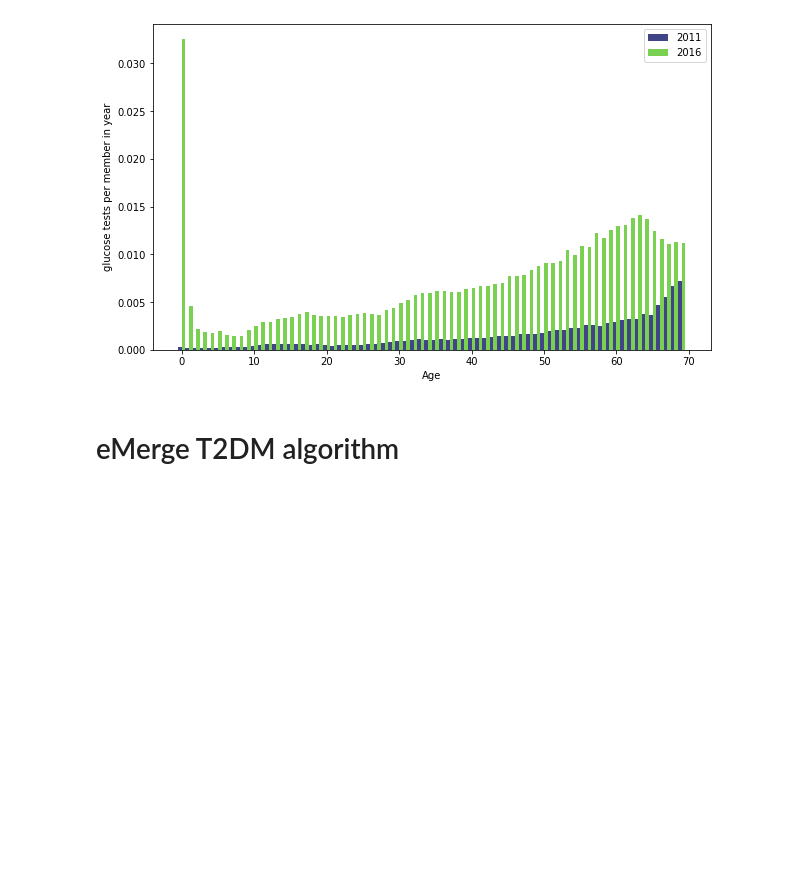
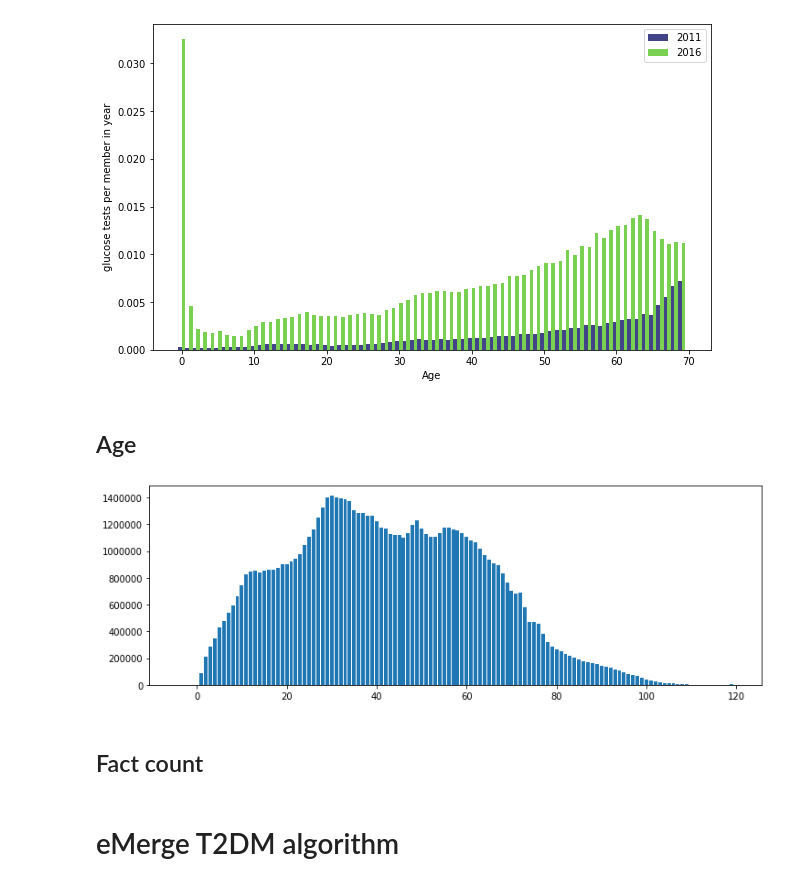
Before and after one commit to brettbj/association-robustness, a Jupyter notebook: Exploration.ipynb, the cells around one changed output. Cells and saved outputs as stored; diff of their text form; code cells hidden in the pictures; blank space fills up the shorter version.

Commit message:
Plot histogram for age

```diff
--- a/Exploration.ipynb
+++ b/Exploration.ipynb
@@ -109,3 +109,30 @@ ax.legend(handles=[old_bars, new_bars], labels=[y_old, y_new])
 # %% [output]
 <matplotlib.legend.Legend at 0x...>
 [figure]
+# %% [markdown]
+## Age
+# %%
+def age_histogram(group_table=None, cxn=cxn, ax=None, **plot_params):
+    if group_table is None:
+        query = ("select 119 - BirthYearMinus1900 as age, count(*) as ageCount"
+                " from Member"
+                " group by BirthYearMinus1900")
+    else:
+        query = ("select 119 - BirthYearMinus1900 as age, count(*) as ageCount"
+                " from Member as t1"
+                " inner join %s as t2"
+                " on t1.MemberNum=t2.MemberNum"
+                " group by BirthYearMinus1900"
+                % group_table)
+
+    results = pd.read_sql(query, cxn)
+    if not ax: ax = plt.subplot(111)
+    ax.bar(x=results.age.values, height=results.ageCount, **plot_params)
+    return results
+# %%
+plt.figure(figsize=(12, 4))
+ages = age_histogram()
+# %% [output]
+[figure, added]
+# %% [markdown]
+## Fact count
```
Also changed, not shown: parts of 4 cells of this notebook, 1 other file.
